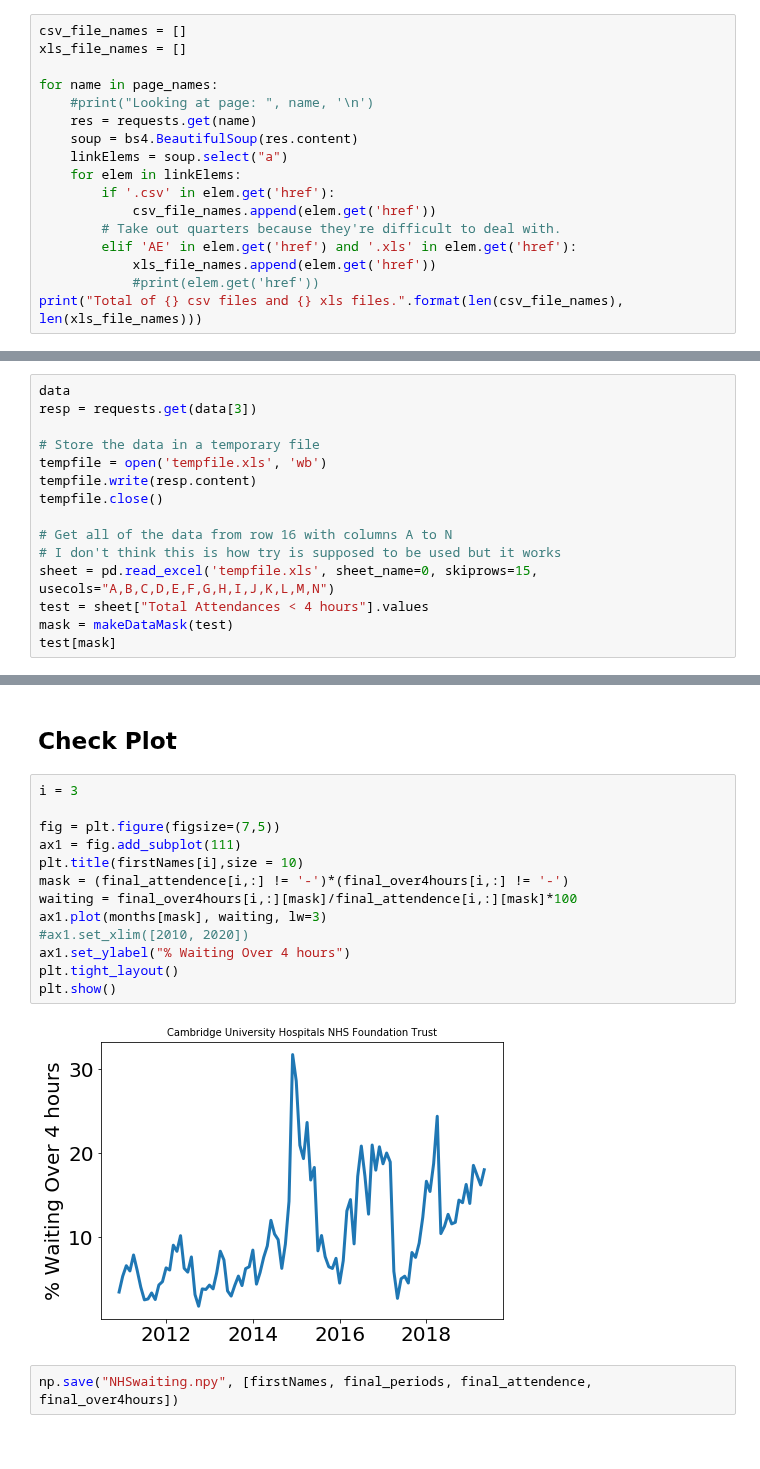
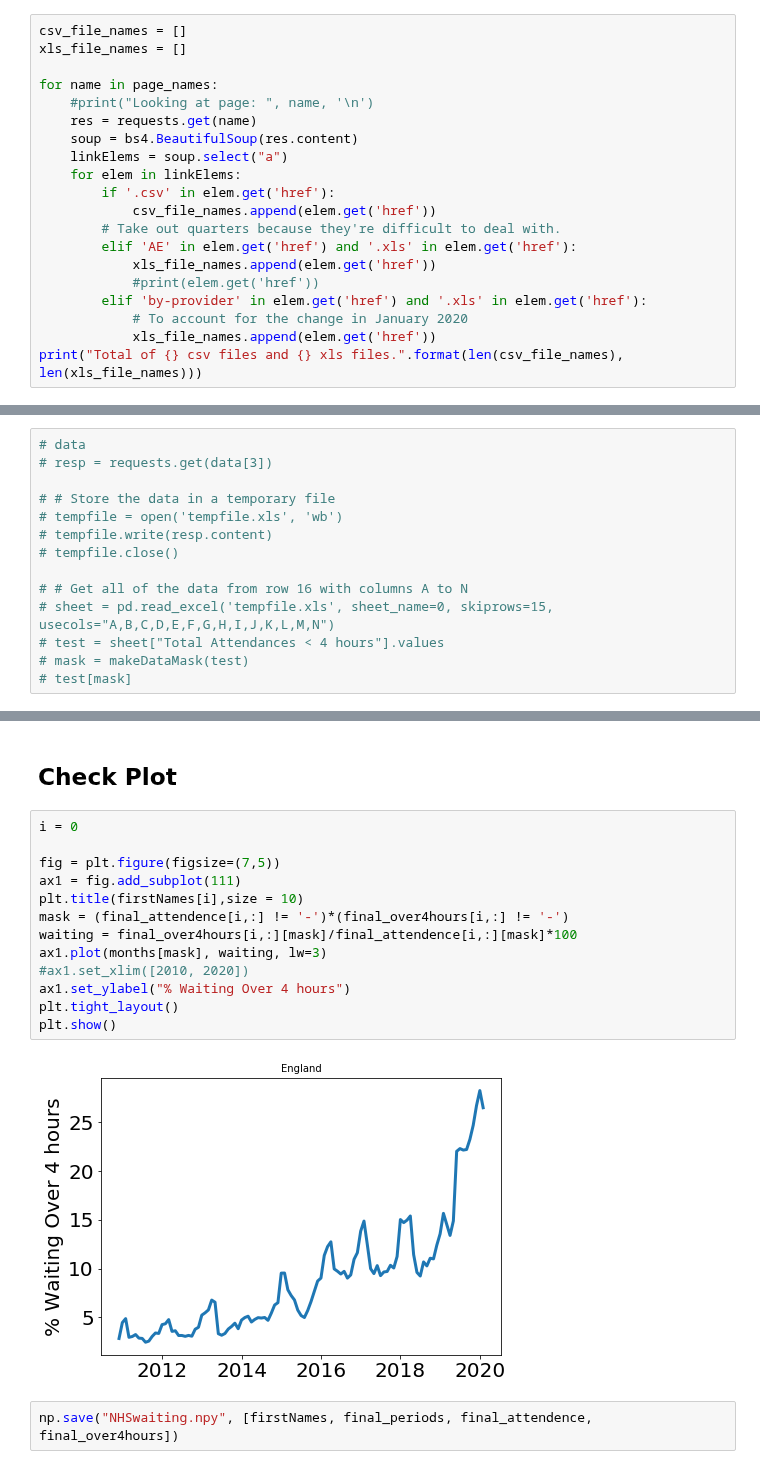
Before and after one commit to HowsMyNHS/NHSdata, a Jupyter notebook: getNhsEngData.ipynb, the cells around one changed output, grey strips where cells are left out. Drawn from its saved outputs; the diff is of its cells as text.

Commit message:
Updated for January

```diff
--- a/getNhsEngData.ipynb
+++ b/getNhsEngData.ipynb
@@ -53,5 +53,8 @@ for name in page_names:
         elif 'AE' in elem.get('href') and '.xls' in elem.get('href'):
             xls_file_names.append(elem.get('href'))
             #print(elem.get('href'))
+        elif 'by-provider' in elem.get('href') and '.xls' in elem.get('href'):
+            # To account for the change in January 2020
+            xls_file_names.append(elem.get('href'))
 print("Total of {} csv files and {} xls files.".format(len(csv_file_names), len(xls_file_names)))
 # %% [output]
@@ -198,15 +201,14 @@ for i, name in enumerate(data):
 # %%
-data
-resp = requests.get(data[3])
+# data
+# resp = requests.get(data[3])
 
-# Store the data in a temporary file
-tempfile = open('tempfile.xls', 'wb')
-tempfile.write(resp.content)
-tempfile.close()
+# # Store the data in a temporary file
+# tempfile = open('tempfile.xls', 'wb')
+# tempfile.write(resp.content)
+# tempfile.close()
 
-# Get all of the data from row 16 with columns A to N
-# I don't think this is how try is supposed to be used but it works
-sheet = pd.read_excel('tempfile.xls', sheet_name=0, skiprows=15, usecols="A,B,C,D,E,F,G,H,I,J,K,L,M,N")
-test = sheet["Total Attendances < 4 hours"].values
-mask = makeDataMask(test)
-test[mask]
+# # Get all of the data from row 16 with columns A to N
+# sheet = pd.read_excel('tempfile.xls', sheet_name=0, skiprows=15, usecols="A,B,C,D,E,F,G,H,I,J,K,L,M,N")
+# test = sheet["Total Attendances < 4 hours"].values
+# mask = makeDataMask(test)
+# test[mask]
@@ -358,19 +342,19 @@ for i in range(len(final_attendence[:,0])):
 # %% [markdown]
 <h2> Check Plot</h2>
 # %%
-i = 3
+i = 0
 
 fig = plt.figure(figsize=(7,5))
 ax1 = fig.add_subplot(111)
 plt.title(firstNames[i],size = 10)
 mask = (final_attendence[i,:] != '-')*(final_over4hours[i,:] != '-')
 waiting = final_over4hours[i,:][mask]/final_attendence[i,:][mask]*100
 ax1.plot(months[mask], waiting, lw=3)
 #ax1.set_xlim([2010, 2020])
 ax1.set_ylabel("% Waiting Over 4 hours")
 plt.tight_layout()
 plt.show()
 # %% [output]
-[figure, old version]
+[figure, new version]
 # %%
 np.save("NHSwaiting.npy", [firstNames, final_periods, final_attendence, final_over4hours])
```
Also changed, not shown: parts of 4 cells of this notebook, 1 other file.
